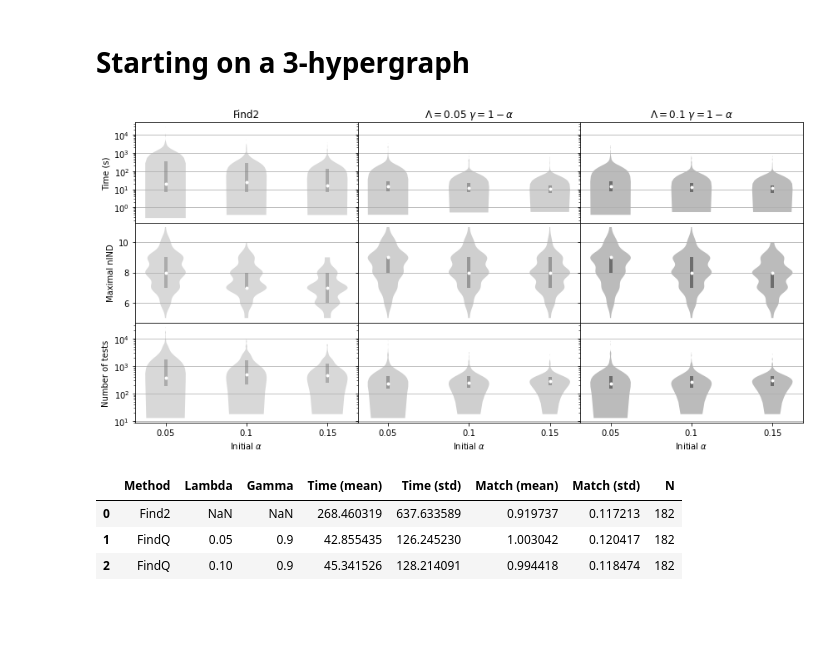
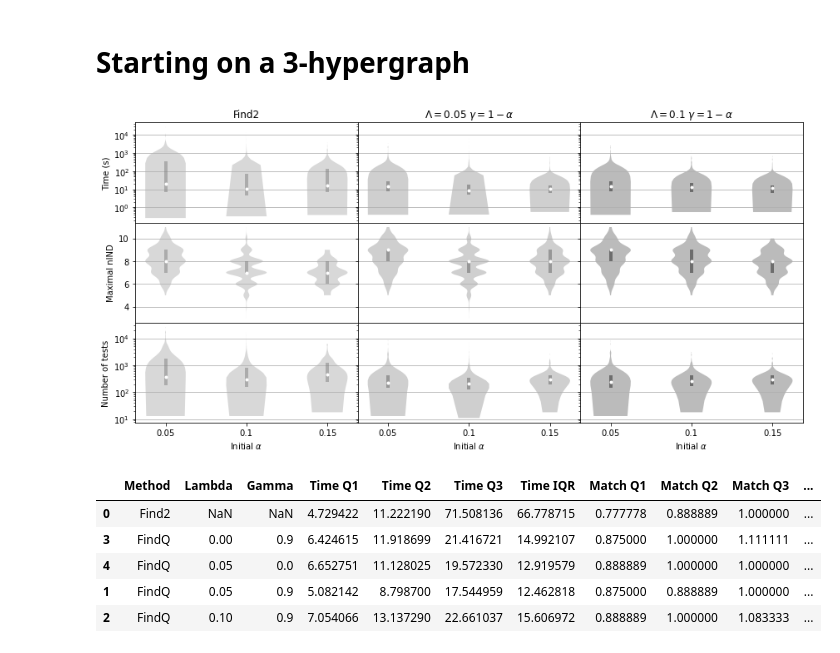
Before and after one commit to ayllon/MatchBox, a Jupyter notebook: notebooks/results-keel-aileron.ipynb, the cells around one changed output. Drawn from its saved outputs; the diff is of its cells as text; code cells hidden in the pictures; blank space fills up the shorter version.

Commit message:
New dc2 start 3 runs, update notebooks

```diff
--- a/notebooks/results-keel-aileron.ipynb
+++ b/notebooks/results-keel-aileron.ipynb
@@ -31,17 +31,19 @@ h2_stats
 # %% [markdown]
 # Starting on a 3-hypergraph
 # %%
-h3_run_id = 'ailerons_start3_20210524'
+h3_run_id = ['ailerons_start3_20210524', 'ailerons_start3_20210611']
 h3_find2, h3_findq = load_results(h3_run_id)
 # %%
-fig3 = plot.plot_comparison(h3_find2, h3_findq)
+fig3 = plot.plot_comparison(h3_find2, h3_findq, findq_subset)
 # %% [output]
-[figure, old version]
+[figure, new version]
 # %%
-h3_stats = general_stats(h3_find2, h3_findq, findq_subset)
+h3_stats = general_stats(h3_find2, h3_findq, findq_subset + [(0.00, 1.00), (0.05, 1000)])
 h3_stats
 # %% [output]
-|  | Method | Lambda | Gamma | Time (mean) | Time (std) | Match (mean) | Match (std) | N |
-| 0 | Find2 | NaN | NaN | 268.460319 | 637.633589 | 0.919737 | 0.117213 | 182 |
-| 1 | FindQ | 0.05 | 0.9 | 42.855435 | 126.245230 | 1.003042 | 0.120417 | 182 |
-| 2 | FindQ | 0.10 | 0.9 | 45.341526 | 128.214091 | 0.994418 | 0.118474 | 182 |
+|  | Method | Lambda | Gamma | Time Q1 | Time Q2 | Time Q3 | Time IQR | Match Q1 | Match Q2 | Match Q3 | ... |
+| 0 | Find2 | NaN | NaN | 4.729422 | 11.222190 | 71.508136 | 66.778715 | 0.777778 | 0.888889 | 1.000000 | ... |
+| 3 | FindQ | 0.00 | 0.9 | 6.424615 | 11.918699 | 21.416721 | 14.992107 | 0.875000 | 1.000000 | 1.111111 | ... |
+| 4 | FindQ | 0.05 | 0.0 | 6.652751 | 11.128025 | 19.572330 | 12.919579 | 0.888889 | 1.000000 | 1.000000 | ... |
+| 1 | FindQ | 0.05 | 0.9 | 5.082142 | 8.798700 | 17.544959 | 12.462818 | 0.875000 | 0.888889 | 1.000000 | ... |
+| 2 | FindQ | 0.10 | 0.9 | 7.054066 | 13.137290 | 22.661037 | 15.606972 | 0.888889 | 1.000000 | 1.083333 | ... |
```
Also changed, not shown: parts of 1 cell of this notebook, 2 other files.
